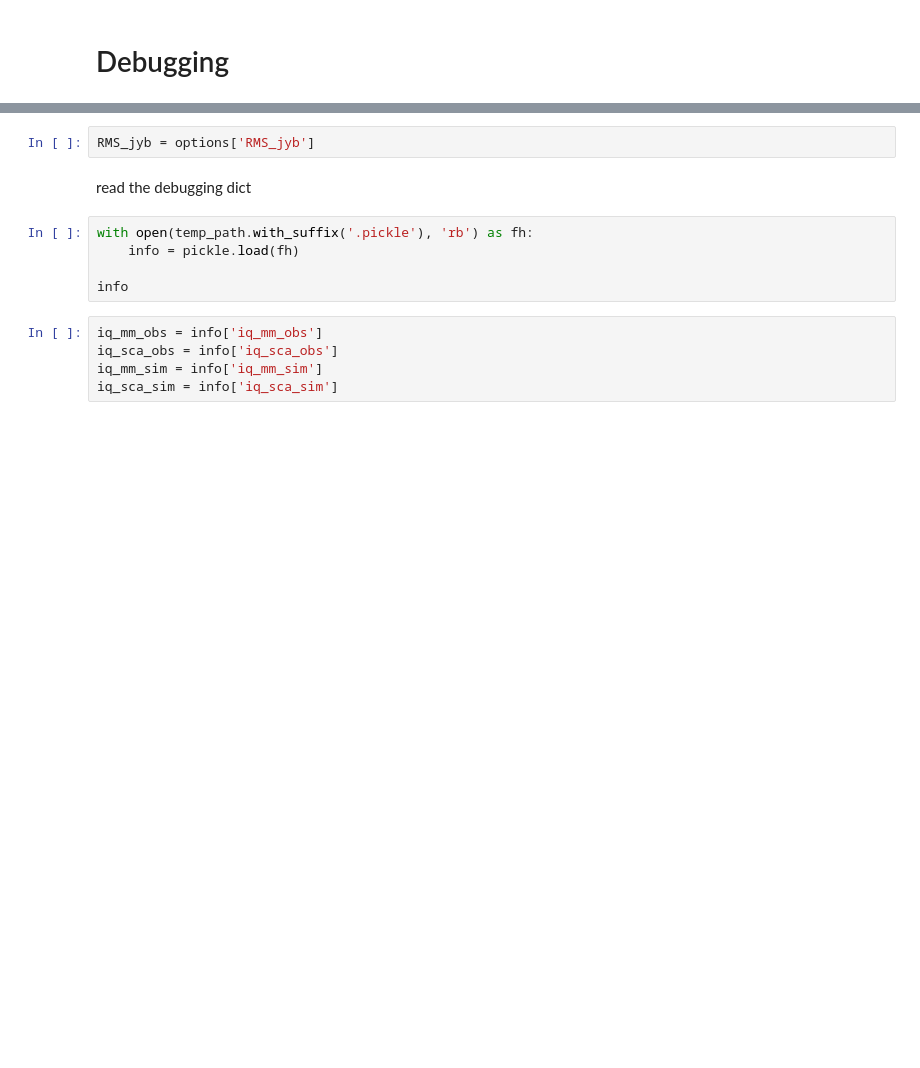
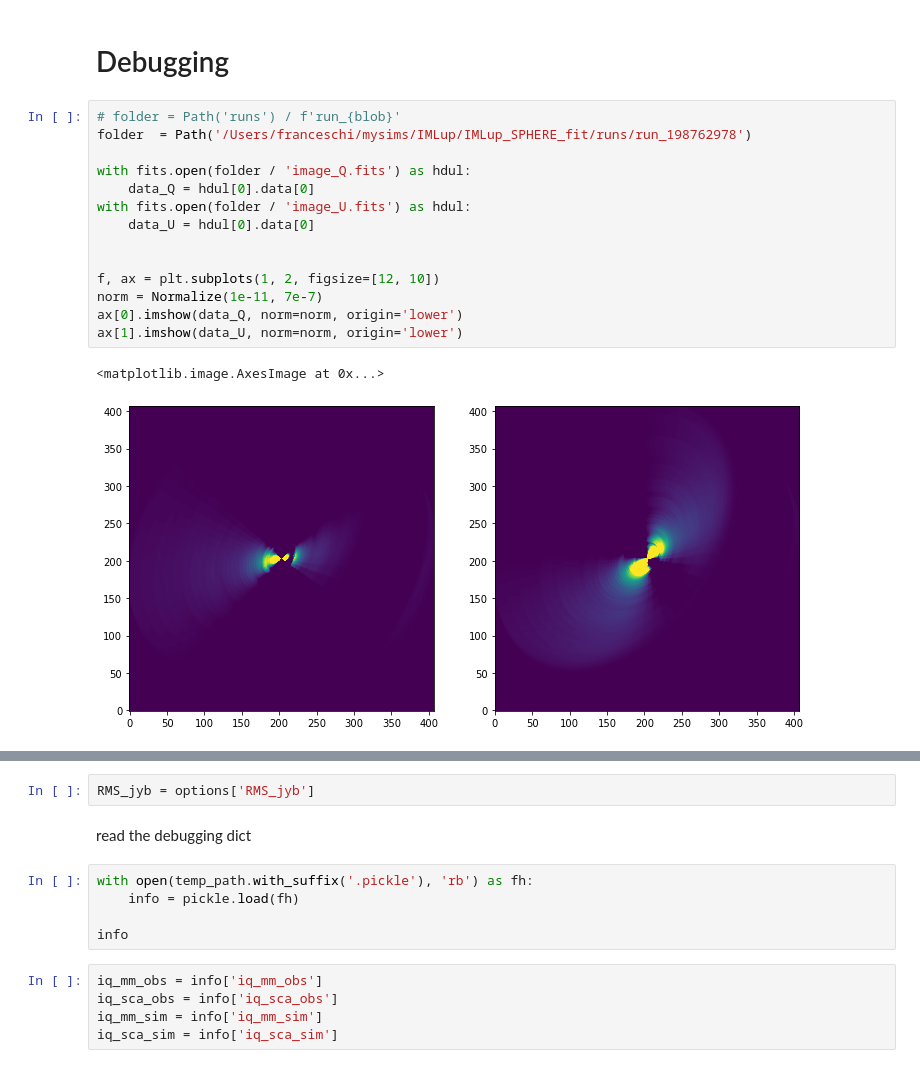
Before and after one commit to rfranceschi/IMLup_SPHERE_fit, a Jupyter notebook: single_run.ipynb, the cells around one changed output, grey strips where cells are left out. Drawn from its saved outputs; the diff is of its cells as text; blank space fills up the shorter version.

```diff
--- a/single_run.ipynb
+++ b/single_run.ipynb
@@ -58,2 +78,19 @@ NameError: name 'p0' is not defined
 # %% [markdown]
 # Debugging
+# %%
+# folder = Path('runs') / f'run_{blob}'
+folder  = Path('/Users/franceschi/mysims/IMLup/IMLup_SPHERE_fit/runs/run_198762978')
+
+with fits.open(folder / 'image_Q.fits') as hdul:
+    data_Q = hdul[0].data[0]
+with fits.open(folder / 'image_U.fits') as hdul:
+    data_U = hdul[0].data[0]
+
+
+f, ax = plt.subplots(1, 2, figsize=[12, 10])
+norm = Normalize(1e-11, 7e-7)
+ax[0].imshow(data_Q, norm=norm, origin='lower')
+ax[1].imshow(data_U, norm=norm, origin='lower')
+# %% [output]
+<matplotlib.image.AxesImage at 0x...>
+[figure, added]
```
Also changed, not shown: parts of 8 cells of this notebook, 1 other file.
